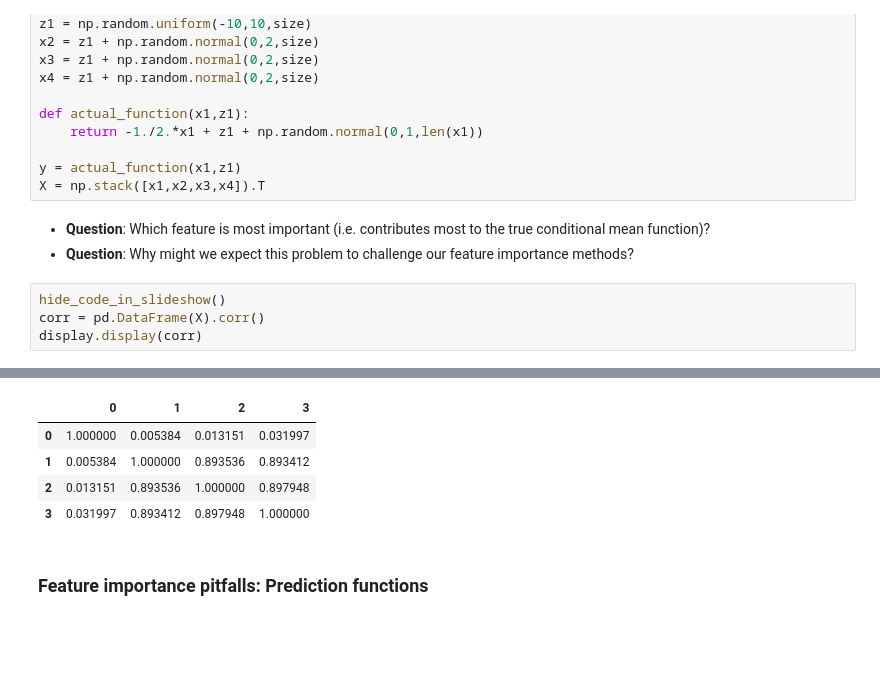
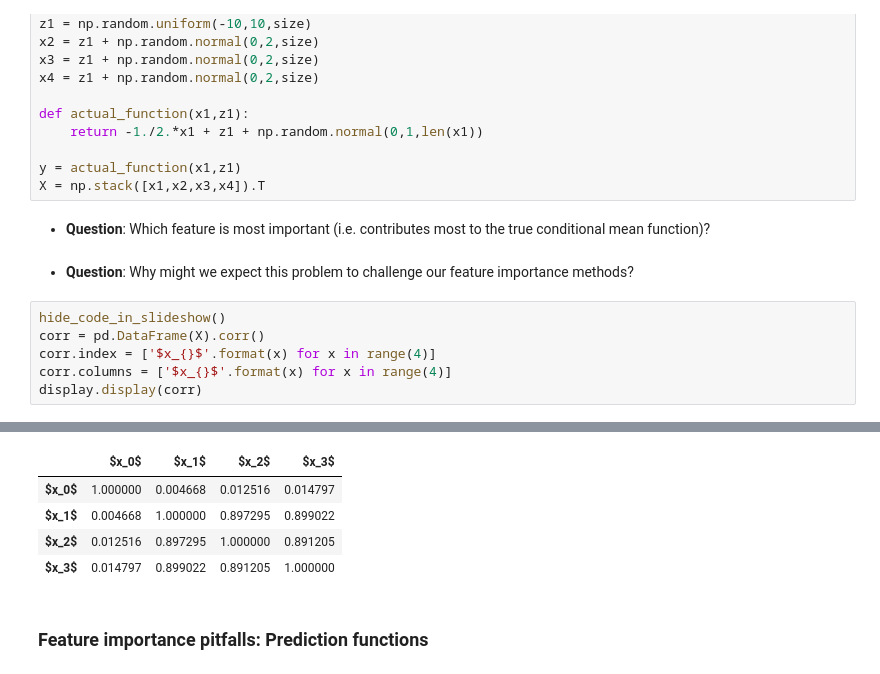
Before and after one commit to davidrosenberg/mlcourse, a Jupyter notebook: Labs/FeatureImportance/feature-importance-slides.ipynb, the cells around one changed output, grey strips where cells are left out. Cells and saved outputs as stored; diff of their text form; blank space fills up the shorter version.

```diff
--- a/Labs/FeatureImportance/feature-importance-slides.ipynb
+++ b/Labs/FeatureImportance/feature-importance-slides.ipynb
@@ -538,18 +540,21 @@ y = actual_function(x1,z1)
 X = np.stack([x1,x2,x3,x4]).T
 # %% [markdown]
 - **Question**: Which feature is most important (i.e. contributes most to the true conditional mean function)?
-- **Question**: Why might we expect this problem to challenge our feature importance methods?
+# %% [markdown]
+- **Question**: Why might we expect this problem to challenge our feature importance methods?
 # %%
 hide_code_in_slideshow()
 corr = pd.DataFrame(X).corr()
+corr.index = ['$x_{}$'.format(x) for x in range(4)]
+corr.columns = ['$x_{}$'.format(x) for x in range(4)]
 display.display(corr)
 # %% [output]
 [interactive output not drawn]
-|  | 0 | 1 | 2 | 3 |
-| 0 | 1.000000 | 0.005384 | 0.013151 | 0.031997 |
-| 1 | 0.005384 | 1.000000 | 0.893536 | 0.893412 |
-| 2 | 0.013151 | 0.893536 | 1.000000 | 0.897948 |
-| 3 | 0.031997 | 0.893412 | 0.897948 | 1.000000 |
+|  | $x_0$ | $x_1$ | $x_2$ | $x_3$ |
+| $x_0$ | 1.000000 | 0.004668 | 0.012516 | 0.014797 |
+| $x_1$ | 0.004668 | 1.000000 | 0.897295 | 0.899022 |
+| $x_2$ | 0.012516 | 0.897295 | 1.000000 | 0.891205 |
+| $x_3$ | 0.014797 | 0.899022 | 0.891205 | 1.000000 |
 # %% [markdown]
 ### Feature importance pitfalls: Prediction functions
 # %%
```
Also changed, not shown: parts of 32 cells of this notebook.
